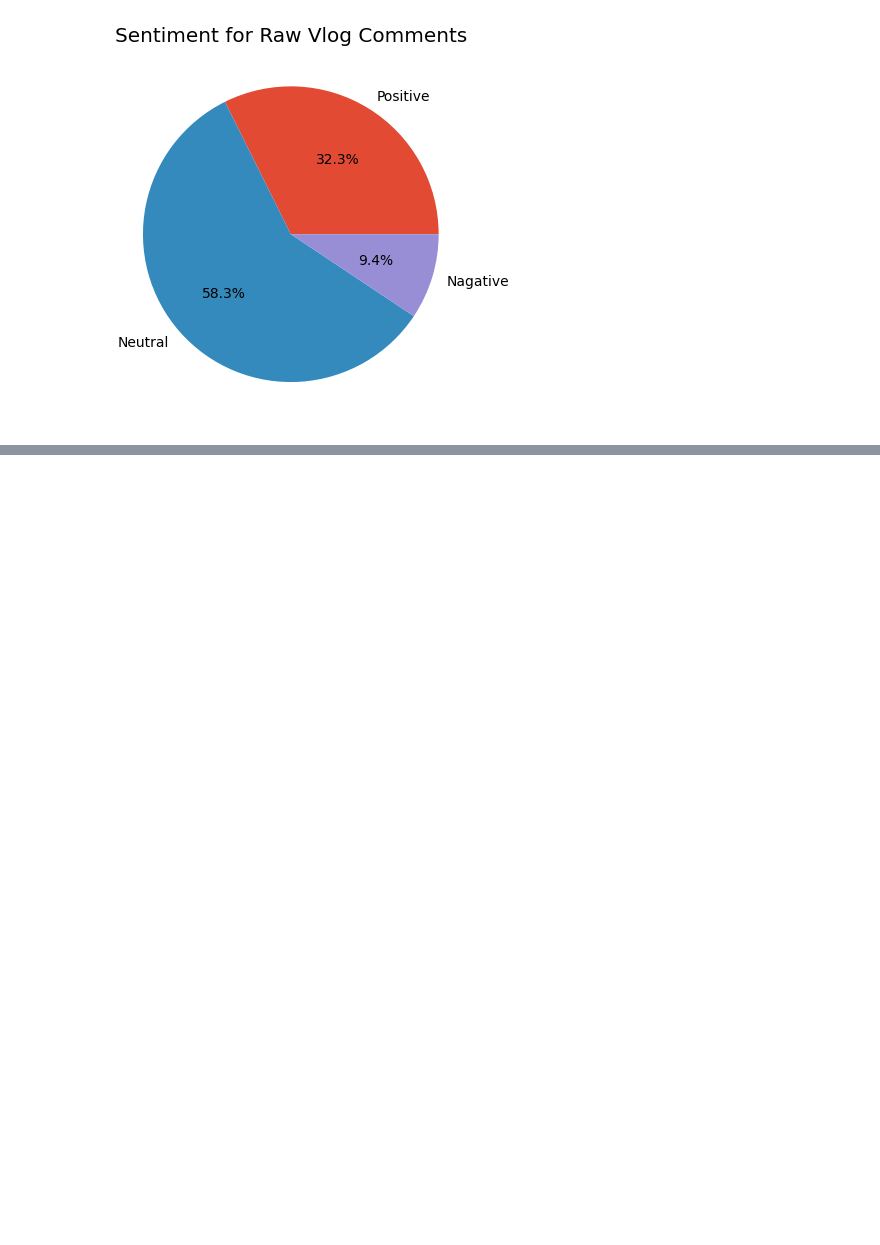
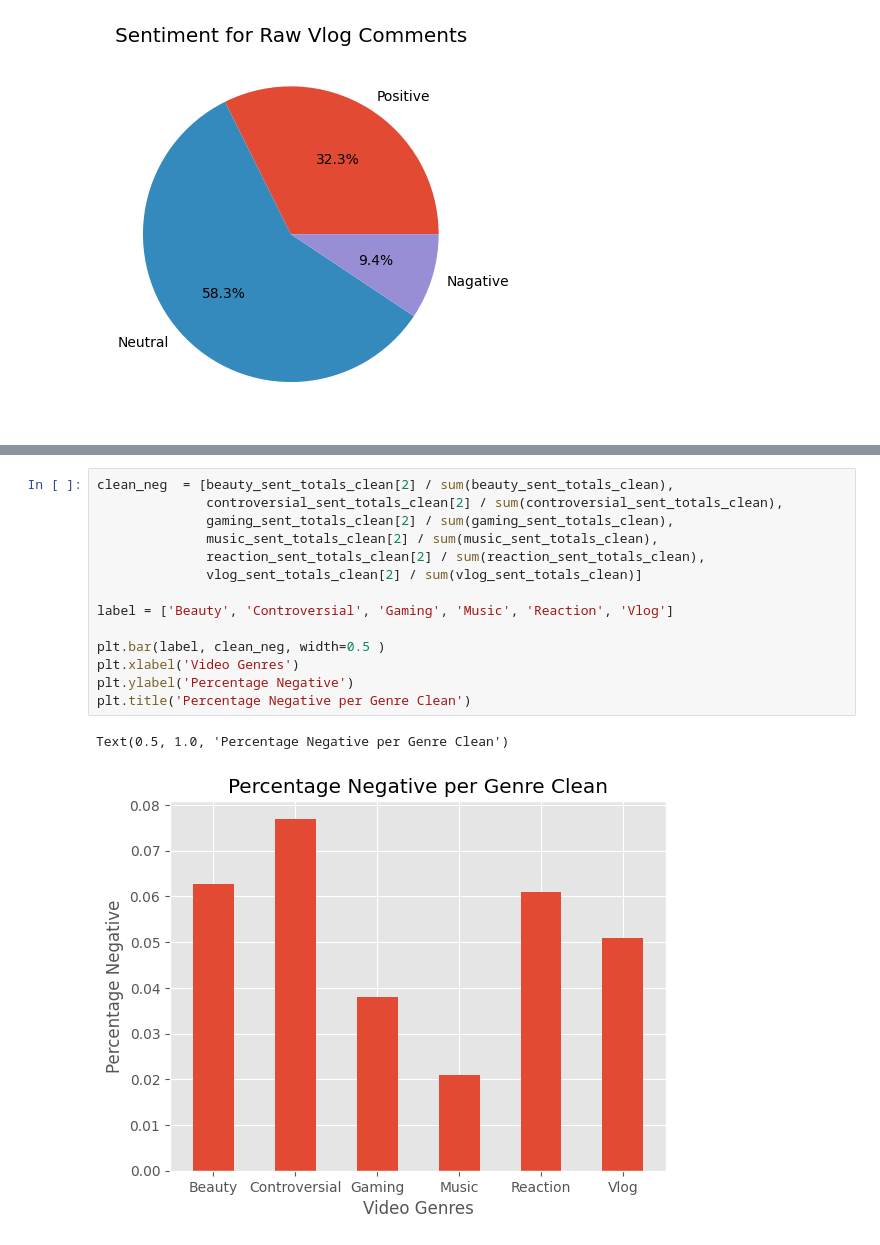
Before and after one commit to fahigley/YT_Sentiment_Analysis, a Jupyter notebook: code/sentiment_analysis.ipynb, the cells around one changed output, grey strips where cells are left out. Saved outputs shown, nothing was run; the diff lists cells and outputs as text; blank space fills up the shorter version.

```diff
--- a/code/sentiment_analysis.ipynb
+++ b/code/sentiment_analysis.ipynb
@@ -272,0 +288,17 @@ Text(0.5, 1.0, 'Sentiment for Raw Vlog Comments')
+# %%
+clean_neg  = [beauty_sent_totals_clean[2] / sum(beauty_sent_totals_clean),
+              controversial_sent_totals_clean[2] / sum(controversial_sent_totals_clean),
+              gaming_sent_totals_clean[2] / sum(gaming_sent_totals_clean),
+              music_sent_totals_clean[2] / sum(music_sent_totals_clean),
+              reaction_sent_totals_clean[2] / sum(reaction_sent_totals_clean),
+              vlog_sent_totals_clean[2] / sum(vlog_sent_totals_clean)]
+
+label = ['Beauty', 'Controversial', 'Gaming', 'Music', 'Reaction', 'Vlog']
+
+plt.bar(label, clean_neg, width=0.5 )
+plt.xlabel('Video Genres')
+plt.ylabel('Percentage Negative')
+plt.title('Percentage Negative per Genre Clean')
+# %% [output]
+Text(0.5, 1.0, 'Percentage Negative per Genre Clean')
+[figure, added]
```
Also changed, not shown: parts of 6 cells of this notebook.
